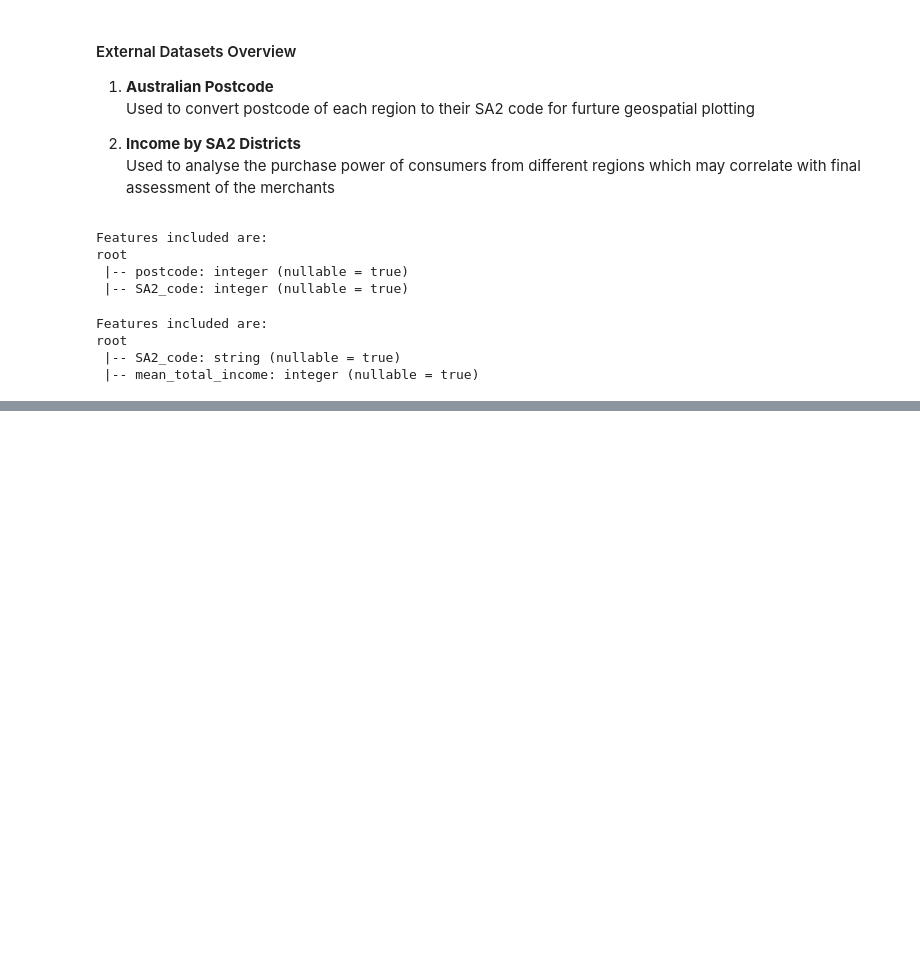
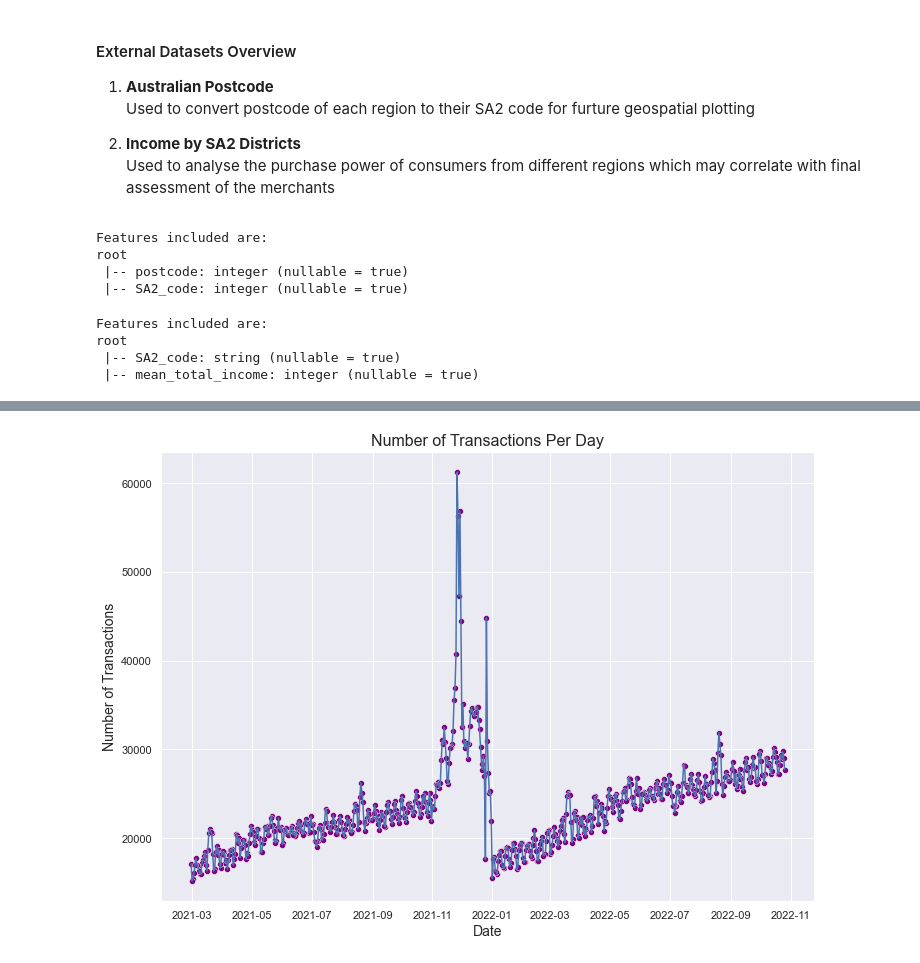
Before and after one commit to MAST30034-Applied-Data-Science/generic-buy-now-pay-later-project-group-14, a Jupyter notebook: notebooks/summary.ipynb, the cells around one changed output, grey strips where cells are left out. Drawn from its saved outputs; the diff is of its cells as text; code cells hidden in the pictures; blank space fills up the shorter version.

```diff
--- a/notebooks/summary.ipynb
+++ b/notebooks/summary.ipynb
@@ -10 +24,20 @@ The Buy Now, Pay Later (BNPL) Firm has begun offering a new “Pay in 5 Installm
+# %%
+from pyspark.sql import SparkSession
+from pyspark.sql import functions as F
+import pandas as pd
+import statsmodels.api as sm
+from statsmodels.formula.api import ols
+import matplotlib.pyplot as plt
+import seaborn as sns
+sns.set(rc={'figure.figsize':(11.7,8.27)})
+sns.set_style('darkgrid')
+
+# Create a spark session (which will run spark jobs)
+spark = (
+    SparkSession.builder.appName("ADS project 2")
+    .config("spark.sql.repl.eagerEval.enabled", True)
+    .config("spark.sql.parquet.cacheMetadata", "true")
+    .config("spark.sql.session.timeZone", "Etc/UTC")
+    .getOrCreate()
+)
 # %% [markdown]
@@ -121,0 +145,19 @@ We inspect the relationship between each of the three features with respect to t
+# %%
+transaction_sdf = spark.read.parquet('../data/tables/transactions_*/*')\
+        .withColumn(
+            "order_datetime",
+            F.to_date(F.regexp_extract(F.split(F.input_file_name(), "=")[1], "(.*)/",1), "yyyy-MM-dd")
+        )
+
+# line plot of number of transactions each day
+transaction_count_by_date = transaction_sdf.groupBy('order_datetime').count().toPandas()
+
+sns.lineplot(x='order_datetime', y='count', data=transaction_count_by_date)
+sns.scatterplot(x='order_datetime', y='count', data=transaction_count_by_date, color='purple')
+plt.xlabel('Date', fontsize=14)
+plt.ylabel('Number of Transactions', fontsize=14)
+plt.title('Number of Transactions Per Day', fontsize=16)
+plt.savefig('../plots/Number of Transactions Each Day.png')
+plt.show()
+# %% [output]
+[figure, added]
```
Also changed, not shown: parts of 31 cells of this notebook, 4 other files.
